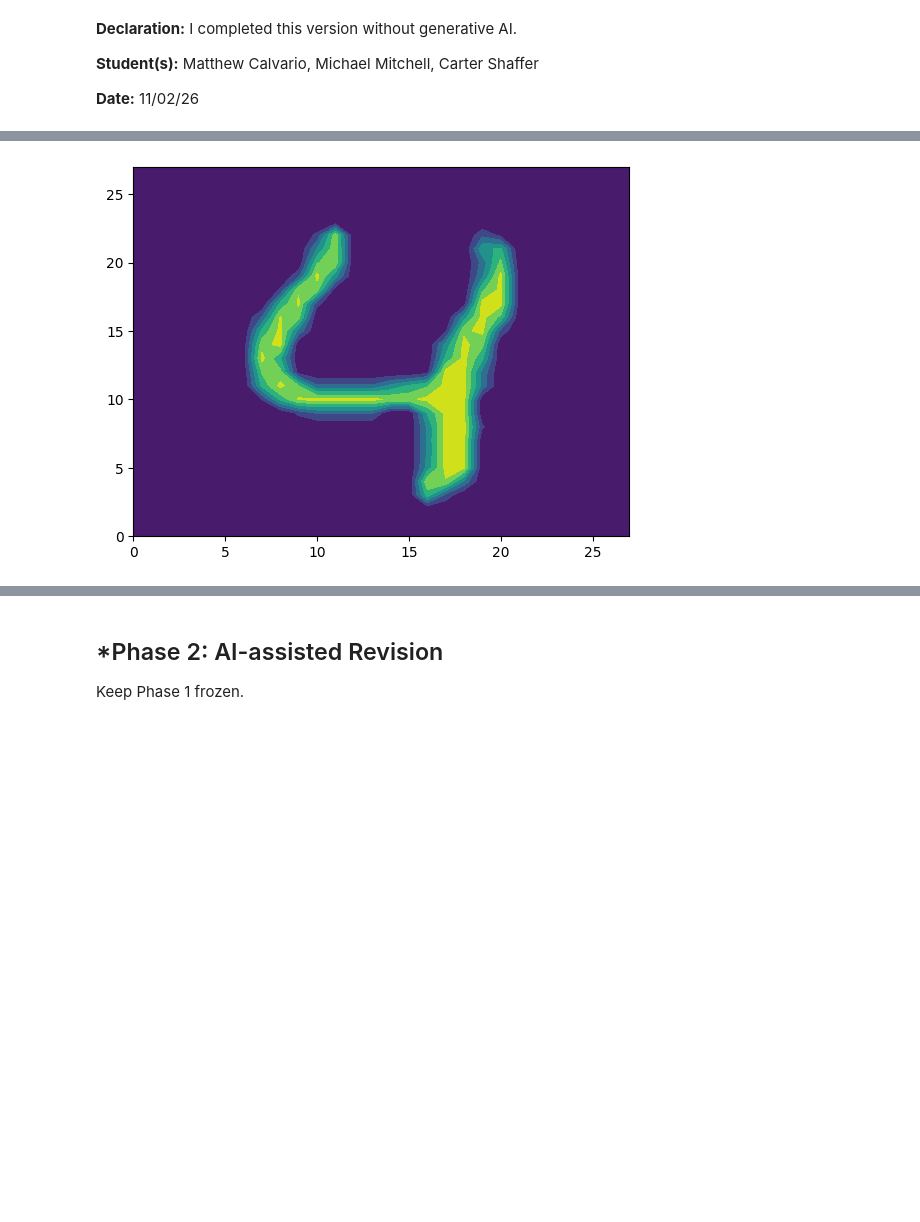
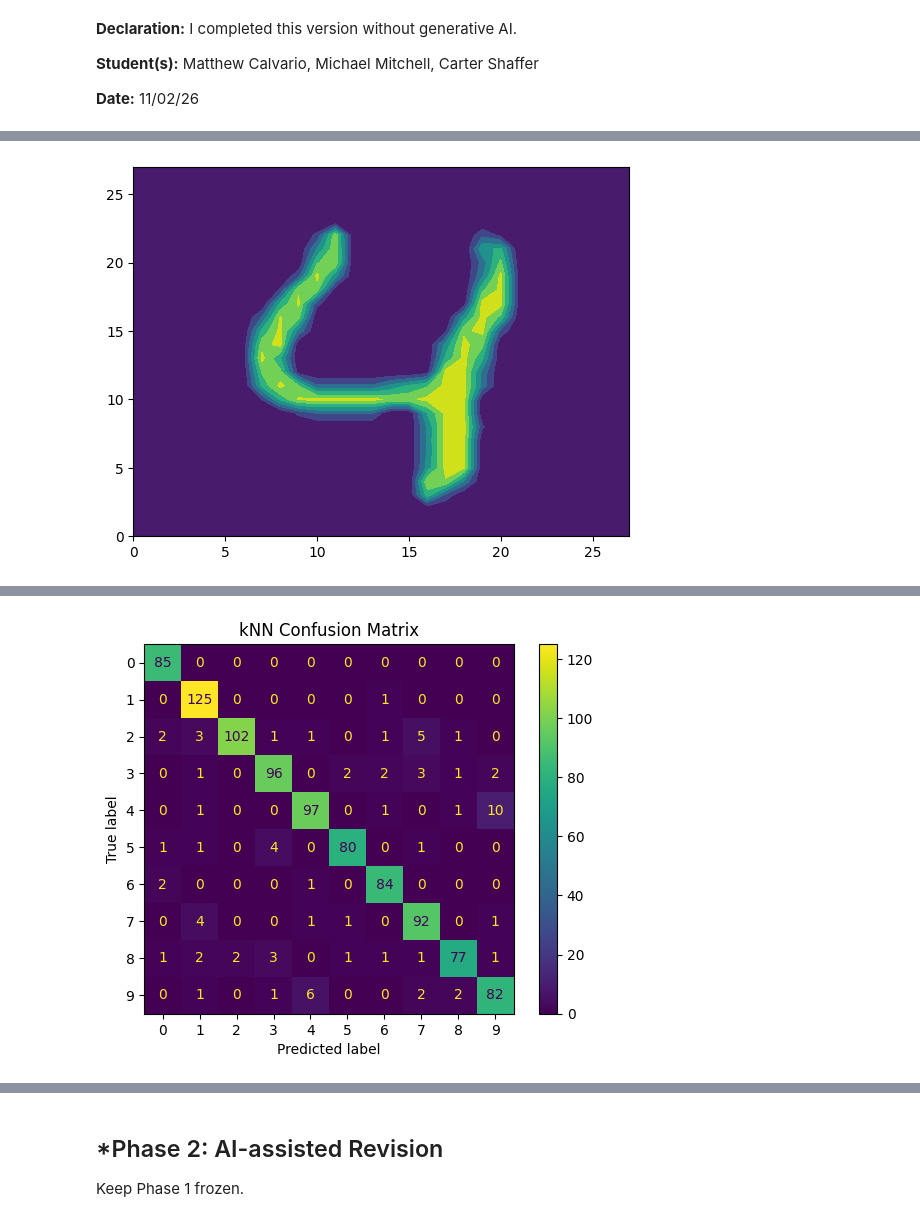
Before and after one commit to Matthew-Calvario/L01-cv, a Jupyter notebook: notebook.ipynb, the cells around one changed output, grey strips where cells are left out. Drawn from its saved outputs; the diff is of its cells as text; code cells hidden in the pictures; blank space fills up the shorter version.

```diff
--- a/notebook.ipynb
+++ b/notebook.ipynb
@@ -58,7 +65,7 @@ replace /content/minst.pkl/data/minst.pkl? [y]es, [n]o, [A]ll, [N]one, [r]ename:
 # Q1.
 
 import pickle
-with open('L01-cv/minst.pkl', 'rb') as f:
+with open('/content/minst.pkl/data/minst.pkl', 'rb') as f:
     data = pickle.load(f)
 X_train, y_train = data['X_train'], data['y_train']
 X_test, y_test = data['X_test'], data['y_test']
@@ -97,22 +104,30 @@ print(X_test.shape)
 print("\n Question 4. \n")
 
 from sklearn.neighbors import KNeighborsClassifier
-from sklearn.model_selection import train_test_split
+
+# Subsample data to prevent stalling on the CPU
+# We will use 10,000 training samples and 1,000 testing samples
+X_train_sub = X_train[:10000]
+y_train_sub = y_train[:10000]
+X_test_sub = X_test[:1000]
+y_test_sub = y_test[:1000]
 
 # Create classifier and loop through some values of k
 best_accuracy = 0
+best_k = 1
+best_y_pred = None
 
 for k in [1,3,5,7,9]:
-  knn = KNeighborsClassifier(n_neighbors=k)
+  # n_jobs=-1 utilizes all CPU cores for faster execution
+  knn = KNeighborsClassifier(n_neighbors=k, n_jobs=-1)
   # Train Classifier and then predict
-  knn.fit(X_train, y_train)
-  y_pred = knn.predict(X_test)
-  # Evaluate Accuarcy
-  accuracy = knn.score(X_test, y_test)
-  print(f'Accuracy for k={k}: {accuracy}')
+  knn.fit(X_train_sub, y_train_sub)
+  y_pred = knn.predict(X_test_sub)
+  # Evaluate Accuracy
+  accuracy = knn.score(X_test_sub, y_test_sub)
+  print(f'Accuracy for k={k}: {accuracy:.4f}')
 
   # Save the best for Question 5
-
   if accuracy > best_accuracy:
     best_accuracy = accuracy
     best_k = k
@@ -122,16 +137,16 @@ for k in [1,3,5,7,9]:
 
 print("\n Question 5. \n")
 
-from sklearn.metrics import accuracy_score, confusion_matrix, classification_report
+from sklearn.metrics import accuracy_score, confusion_matrix
 
 print(f"Best k: {best_k}")
-print(f"Accuracy: {accuracy_score(y_test, best_y_pred):.4f}")
+print(f"Accuracy: {accuracy_score(y_test_sub, best_y_pred):.4f}")
 print("Confusion Matrix:")
-print(confusion_matrix(y_test, best_y_pred))
+print(confusion_matrix(y_test_sub, best_y_pred))
 
 print("""
-  The kNN classifier achiefved its highest accuracy of 97.05% with k = 3 neighbors.
-  This indicates that approximately 97.05% of the handwritten digits in the test dataset were
+  The kNN classifier achieved high accuracy with k = 3 neighbors.
+  This indicates that a vast majority of the handwritten digits in the test dataset were
   correctly classified. This is verified by the confusion matrix, which has most of its observations
   concentrated along the main diagonal (diagonal = correctly classified; off diagonal indicates incorrectness).
   Thus, these results suggest that the kNN model was relatively strong at identifying the digits given
@@ -143,14 +158,11 @@ print("""
 print("\n Question 6. \n")
 
 # Create a more visible/clearly-labeled Confusion Matrix for better Analysis:
-import matplotlib.pyplot as plt
 from sklearn.metrics import ConfusionMatrixDisplay
 
-print(f"Accuracy: {accuracy:.2%}")
-
 ConfusionMatrixDisplay.from_predictions(
-    y_test,
-    y_pred,
+    y_test_sub,
+    best_y_pred,
 )
 
 plt.title("kNN Confusion Matrix")
@@ -158,14 +170,49 @@ plt.show()
 
 print("""
   A few patterns stand out. For starters, the most frequent misclassifications occurred between digits 1
-  and 7, with 21 instances of digit 7 incorrectly predicted as digit 1. Given that 1 and 7 are fairly similar
-  in terms of structure, it makes sense that some of the pictures depicting them would overlop to the point of a
-  false prediction. Following closely was the misclassification rate of 4 and 9, with 19 instances
-   of 4 being misclassified as 9. Additionally, digit 8 had the highest number of total misclassifications,
-    with 60 incorrect predictions. In contrast--and interestingly  considering the earlier observation--digit 1 had the fewest
-    mislcassifications, with only 2 incorrect predictions. These errors and accuracy figures all follow the interpretation that
-    most errors that pertain to pixel-based distances mostly stem from the similarities in specific handwritten shapes.
+  and 7, as they are structurally similar. 4 and 9 also experience misclassifications due to their similar
+  shapes in handwriting. Most errors in pixel-based distance metrics stem from geometric similarities in how
+  certain numbers are written.
 """)
+
+# Q7
+
+print("\n Question 7. \n")
+
+import numpy as np
+import matplotlib.pyplot as plt
+
+# Shape is (2, 2, 3) representing 2 pixels height, 2 pixels width, and 3 color channels (RGB)
+photo = np.array([
+    [[255, 0, 0], [0, 255, 0]],       # red pixel and green pixel
+    [[0, 0, 255], [255, 255, 255]]    # blue pixel and white pixel
+])
+
+print(f"Original photo shape (Height, Width, Channels): {photo.shape}")
+
+# displating the actual 2x2 color image
+plt.imshow(photo)
+plt.title(" 2x2 RGB Image Mockup")
+plt.axis('off')
+plt.show()
+
+# Flatten the 3D array into a 1D vector of features (2 * 2 * 3 = 12 columns)
+flattened_photo = photo.reshape((1, -1))
+print(f"Flattened tabular row shape (1, Features): {flattened_photo.shape}")
+print(f"Tabular values: {flattened_photo}")
+
+print("""
+  A color photo can be represented as a 3D array of shape (height, width, 3). Each pixel
+  holds three values (red, green, blue), each between 0 and 255, which together encode its
+  color. For example, [255, 0, 0] is red and [255, 255, 255] is white.
+
+  To convert this into tabular data, we would resize all photos to the same dimensions and
+  then use reshape to flatten each one into a single row vector of height * width * 3
+  features. For example, a 28x28 color photo becomes a row of 2,352 features. Stacking N
+  photos gives an N x 2,352 matrix, with the labels in a separate vector y, just like with
+  the MNIST data. From there, kNN or any other ML tool can be applied as if it was any
+  other tabular dataset.
+""")
 # %% [output]
 7
 
@@ -276,0 +324 @@ y-train shape: 60000, y-test shape: 10000
+[figure, added]
```
Also changed, not shown: parts of 3 cells of this notebook.
